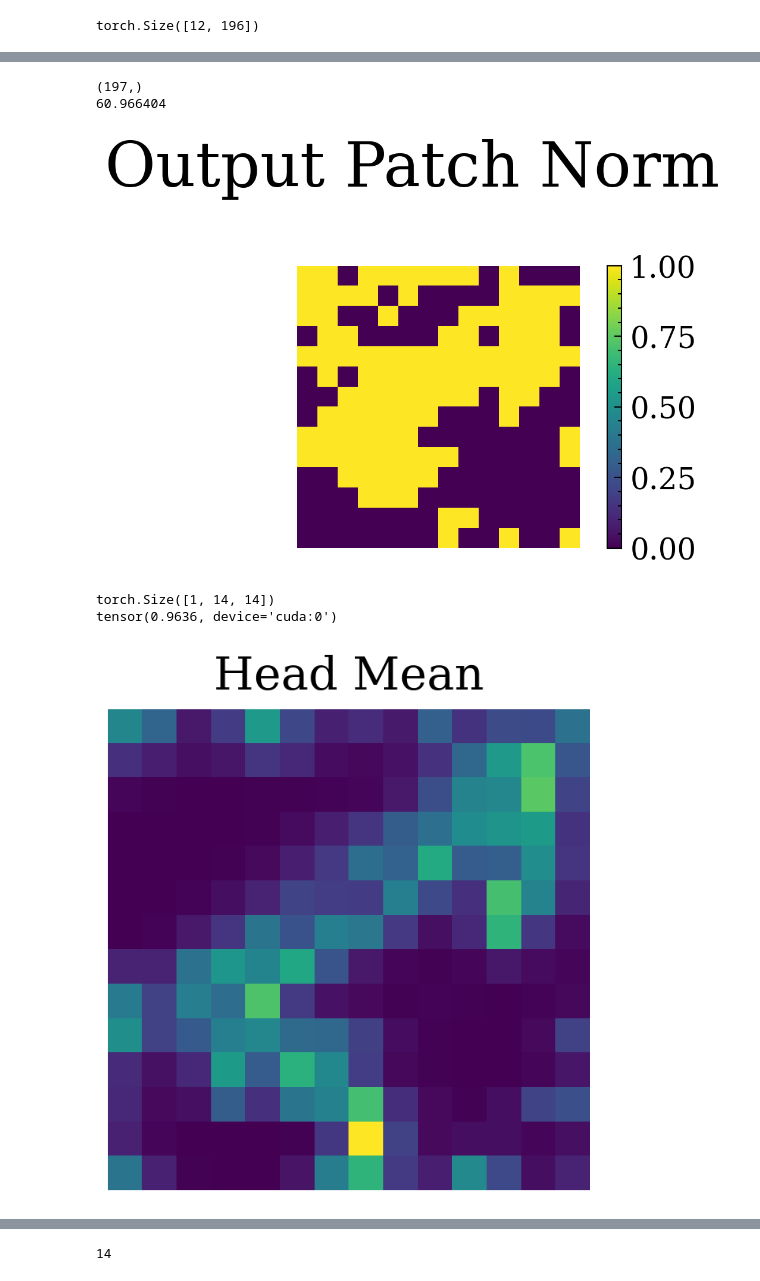
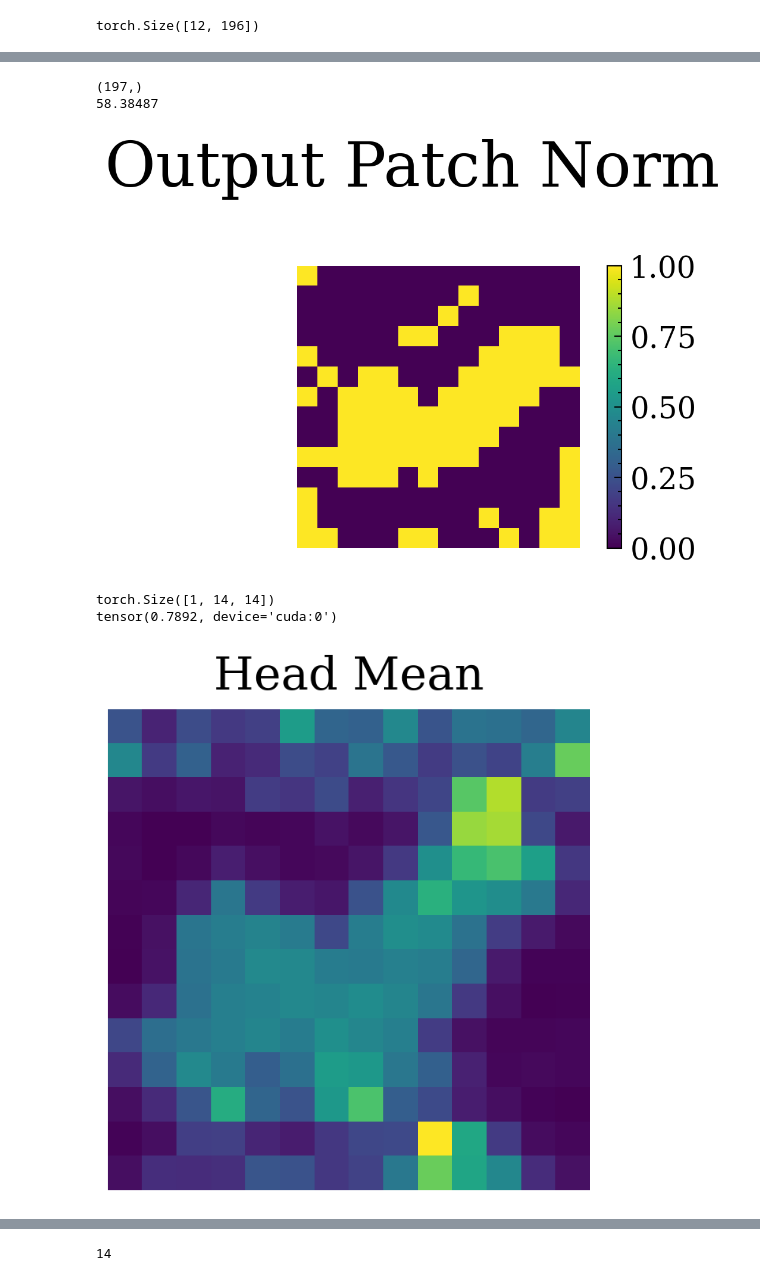
Before and after one commit to Bycarkos/ODE-ViT, a Jupyter notebook: notebooks/attention_visualizations.ipynb, the cells around one changed output, grey strips where cells are left out. Drawn from its saved outputs; the diff is of its cells as text; code cells hidden in the pictures.

```diff
--- a/notebooks/attention_visualizations.ipynb
+++ b/notebooks/attention_visualizations.ipynb
@@ -63,5 +66,5 @@ validation_dataset = CIFAR100(root=DATASET_PATH, download=False, train=False)
 # %%
-processor = AutoImageProcessor.from_pretrained('facebook/dinov2-with-registers-large')
+processor = ViTImageProcessor.from_pretrained("facebook/dino-vitb16", use_fast=False)
 collator = Collator(processor)
 
 train_dloader = DataLoader(train_dataset,
@@ -205,10 +206,10 @@ class_name_cif100  = {
 from transformers import Dinov2WithRegistersForImageClassification
 
 
-teacher_model_checkpoint = "../checkpoints/Vit_CIFAR10_DINO.pt" #
+teacher_model_checkpoint = "../checkpoints/Vit_Imagenet100_DINO_JASMIN.pt" #
 model = ViTForImageClassification.from_pretrained(teacher_model_checkpoint, attn_implementation='eager').to(device)
 #processor = AutoImageProcessor.from_pretrained("facebook/dinov2-with-registers-base")
 #model = Dinov2WithRegistersForImageClassification.from_pretrained("facebook/dinov2-with-registers-base", attn_implementation='eager').to(device)
-#model = ViTModel.from_pretrained("facebook/dino-vitb16")
+model = ViTModel.from_pretrained("facebook/dino-vitb16")
 model = model.eval()
-#model.set_attn_implementation('eager')
+model.set_attn_implementation('eager')
@@ -215,23 +219,26 @@ model = model.eval()
 # %%
-EDO_CHECKPOINT_PATH = "/data/users/cboned/checkpoints/EDO_DISTILLATION_VIT_ON_CIFAR10_DINO_ATTENTION_L1_LOSS_FULL_PATH.pt"
+#EDO_CHECKPOINT_PATH = "/data/users/cboned/checkpoints/EDO_DISTILLATION_VIT_ON_CIFAR100_DINO_ATTENTION_1-Attention_L1_NO_JASMIN_add_supervision_at_the_end.pt"EDO_CHECKPOINT_PATH = "/data/users/cboned/checkpoints/EDO_DISTILLATION_VIT_ON_CIFAR100_DINO_500EPOCHS_TRUE.pt"
+EDO_CHECKPOINT_PATH = "/data/users/cboned/checkpoints/EDO_DISTILLATION_VIT_ON_CIFAR100_DINO_500EPOCHS_TRUE.pt"
+
 
 edo_model = ViTNeuralODE(
     img_size=224,
     patch_size=16,
     in_chans=3,
-    mlp_ratio=4,
-    num_classes=10,
+    mlp_ratio=1,
+    num_classes=100,
     embed_dim=768,
     num_heads=12,
     emulate_depth=12.0,
     time_interval=1.0,   # match 12 "layers" by integrating over [0,12]
-    num_eval_steps=24,
+    num_eval_steps=36,
     solver="euler",
     register_tokens=10,
     pos_embed_register_tokens=False
 )
 
-
+edo_model.patch_embed.pos_embed = (
+    model.embeddings.position_embeddings)
 
 
 try:
@@ -358,8 +375,8 @@ plt.tight_layout()
 plt.show()
 # %% [output]
 (197,)
-60.966404
+58.38487
-[figure, old version]
+[figure, new version]
 # %%
 from torchvision.transforms.functional import gaussian_blur
 
@@ -394,22 +411,23 @@ def extract_mass(attentions_last_head, threshold=0.8, patch_size:int=16, smooth=
 # %%
 attentions_last_head = attentions
 pl, attn_filt = extract_mass(attentions_last_head.unsqueeze(0), threshold=0.5, smooth=True, patch_size=16, scale_factor=40)
 s_attn_mean = pl
+s_attn_mean = s_attn_mean
 attn_s = torch.log(s_attn_mean + 1e-8) # [B, N]
 attn_s = F.log_softmax(attn_s / 1, dim=-1)
 p_s = attn_s.exp().clamp(min=1e-8, max=1.0)
 p_s = F.normalize(p_s, p=2, dim=-1)
 print(p_s.shape)
 
 print(p_s.max())
 plt.title("Head Mean")
 plt.imshow(p_s[0].detach().cpu().numpy())
 plt.axis("off")
 plt.tight_layout()
 # %% [output]
 torch.Size([1, 14, 14])
-tensor(0.9636, device='cuda:0')
+tensor(0.7892, device='cuda:0')
-[figure, old version]
+[figure, new version]
 # %%
 plt.title("Head Mean")
 plt.imshow(pl[0].detach().cpu().numpy())
```
Also changed, not shown: parts of 32 cells of this notebook, 14 other files.
